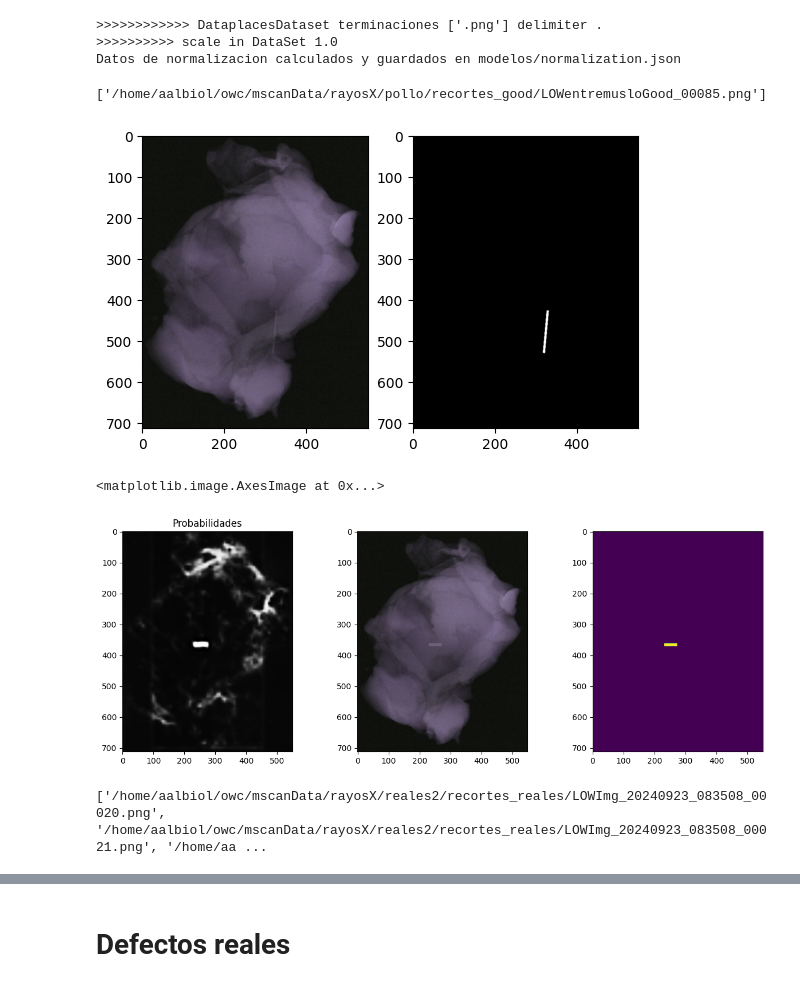
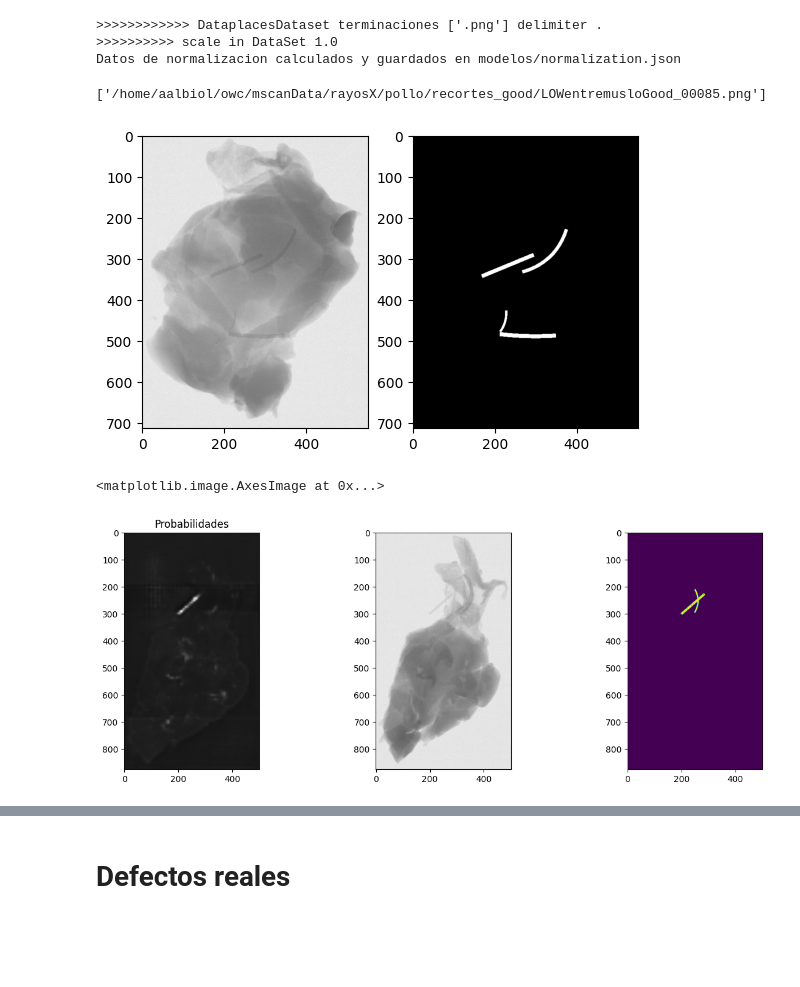
Before and after one commit to aalbiol/rayosX, a Jupyter notebook: cuadernos_RayosX/inferencia_Segmentacion_simulacion.ipynb, the cells around one changed output, grey strips where cells are left out. Drawn from its saved outputs; the diff is of its cells as text; code cells hidden in the pictures; blank space fills up the shorter version.

```diff
--- a/cuadernos_RayosX/inferencia_Segmentacion_simulacion.ipynb
+++ b/cuadernos_RayosX/inferencia_Segmentacion_simulacion.ipynb
@@ -59,8 +60,9 @@ modelo= SegmentadorMonoclase(
                             optimizer = 'sgd',
                             num_channels_in=3,
                             model_version="deeplabv3_resnet50",
+                            p_dropout=0.5,
                           )
-fichmodelo="../out_models/segmentadorRayosX.ckpt"
+fichmodelo="../out_models/segmentadorRayosXmonocanal_sinlogaritmo.ckpt"
 checkpoint = torch.load(fichmodelo)
 modelo.load_state_dict(checkpoint['state_dict'])
 modelo.eval()
@@ -90,9 +92,9 @@ train_dataset=("../listas_rayosX/buenos/train/train_list.txt","recortes_good")
 params={
     'prob_no_change':0.0,
     'min_number_of_defects':1,
-    'max_number_of_defects':3,
-    'alpha_low': 0.04,
-    'alpha_high': 0.02,
+    'max_number_of_defects':5,
+    'alpha_low': 0.02,
+    'alpha_high': 0.04,
     'min_defect_size':40,
     'max_defect_size':150,
     'min_defect_width':2,
@@ -102,7 +104,7 @@ params={
 
 ds=dataset.DataplacesDataSetSimulaDefectos(root_folder=root_folder,dataplaces=[train_dataset],
                              max_values=[2**16-1,2**16-1,2**16-1],delimiter=".",terminaciones=[".png"],
-                             params_simulacion_defectos=params,transform=None,scale=1.0)
+                             params_simulacion_defectos=params,transform=None,scale=1.0,monocanal=True,logaritmo=False)
 # %% [output]
 >>>>>>>>>>>> DataplacesDataset terminaciones ['.png'] delimiter .
 >>>>>>>>>> scale in DataSet 1.0
@@ -116,32 +118,19 @@ _=plt.subplot(1,2,2)
 _=plt.imshow(mask.numpy(),cmap="gray",clim=[0,1])
 # %% [output]
 ['/home/aalbiol/owc/mscanData/rayosX/pollo/recortes_good/LOWentremusloGood_00085.png']
-[figure, old version]
+[figure, new version]
 # %%
-k=0
+k=2
 im,nombre,mask=ds.__getitem__(k)
 probs=predict_image(im,modelo,device)
 _=plt.figure(figsize=(15,5))
 _=plt.subplot(1,3,1)
 _=plt.imshow(probs,clim=(0,1),cmap='gray')
 _=plt.title('Probabilidades')
 _=plt.subplot(1,3,2)
 plt.imshow(im.permute((1,2,0)).numpy())
 _=plt.subplot(1,3,3)
 plt.imshow(mask.numpy())
 # %% [output]
 <matplotlib.image.AxesImage at 0x...>
-[figure, old version]
+[figure, new version]
-# %%
-condefectos =[f for f in input_files if "0020" in f]
-condefectos += [f for f in input_files if "0021" in f]
-condefectos += [f for f in input_files if "0022" in f]
-condefectos += [f for f in input_files if "0023" in f]
-condefectos+=[f for f in input_files if "0024" in f]
-condefectos+=[f for f in input_files if "0025" in f]
-condefectos+=[f for f in input_files if "0026" in f]
-condefectos +=[f for f in input_files if "0027" in f]
-condefectos +=[f for f in input_files if "0028" in f]
-print(condefectos)
-# %% [output]
-['/home/aalbiol/owc/mscanData/rayosX/reales2/recortes_reales/LOWImg_20240923_083508_00020.png', '/home/aalbiol/owc/mscanData/rayosX/reales2/recortes_reales/LOWImg_20240923_083508_00021.png', '/home/aa ...
```
Also changed, not shown: parts of 10 cells of this notebook, 11 other files.
